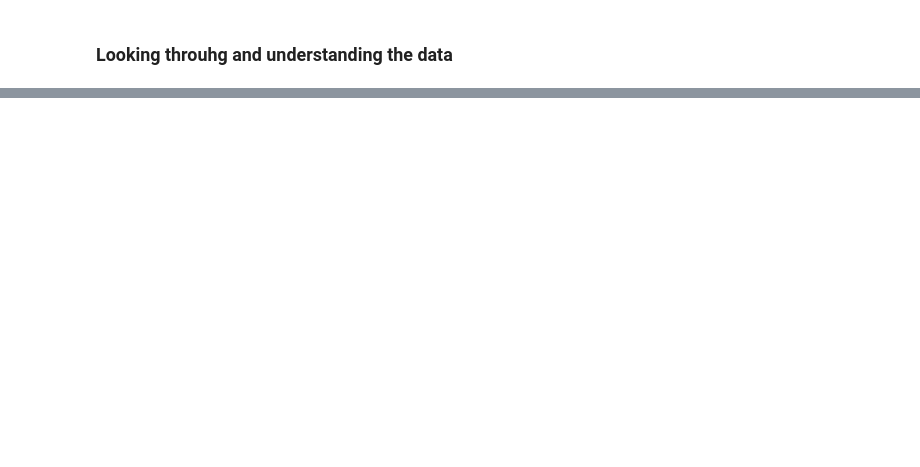
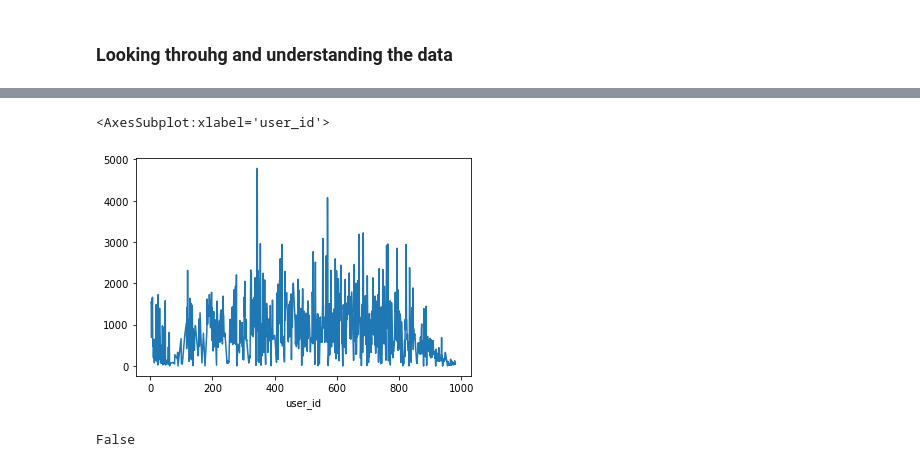
Before and after one commit to kalpana-group1/anomaly-detection-project, a Jupyter notebook: Glady's_notebook.ipynb, the cells around one changed output, grey strips where cells are left out. Cells and saved outputs as stored; diff of their text form; code cells hidden in the pictures; blank space fills up the shorter version.

```diff
--- a/Glady's_notebook.ipynb
+++ b/Glady's_notebook.ipynb
@@ -191,0 +113,2 @@ memory usage: 89.3+ MB
+# %%
+df = prep.prepare_data(df)
@@ -191,0 +205,3 @@ memory usage: 89.3+ MB
+# %%
+active_id = active_students_df.groupby(["user_id"])["user_id"].count()
+active_id
@@ -191,0 +326,5 @@ memory usage: 89.3+ MB
+# %%
+active_id.plot()
+# %% [output]
+<AxesSubplot:xlabel='user_id'>
+[figure, added]
@@ -191,0 +333,4 @@ memory usage: 89.3+ MB
+# %%
+users_least_active
+# %% [output]
+False
```
Also changed, not shown: parts of 74 cells of this notebook.
